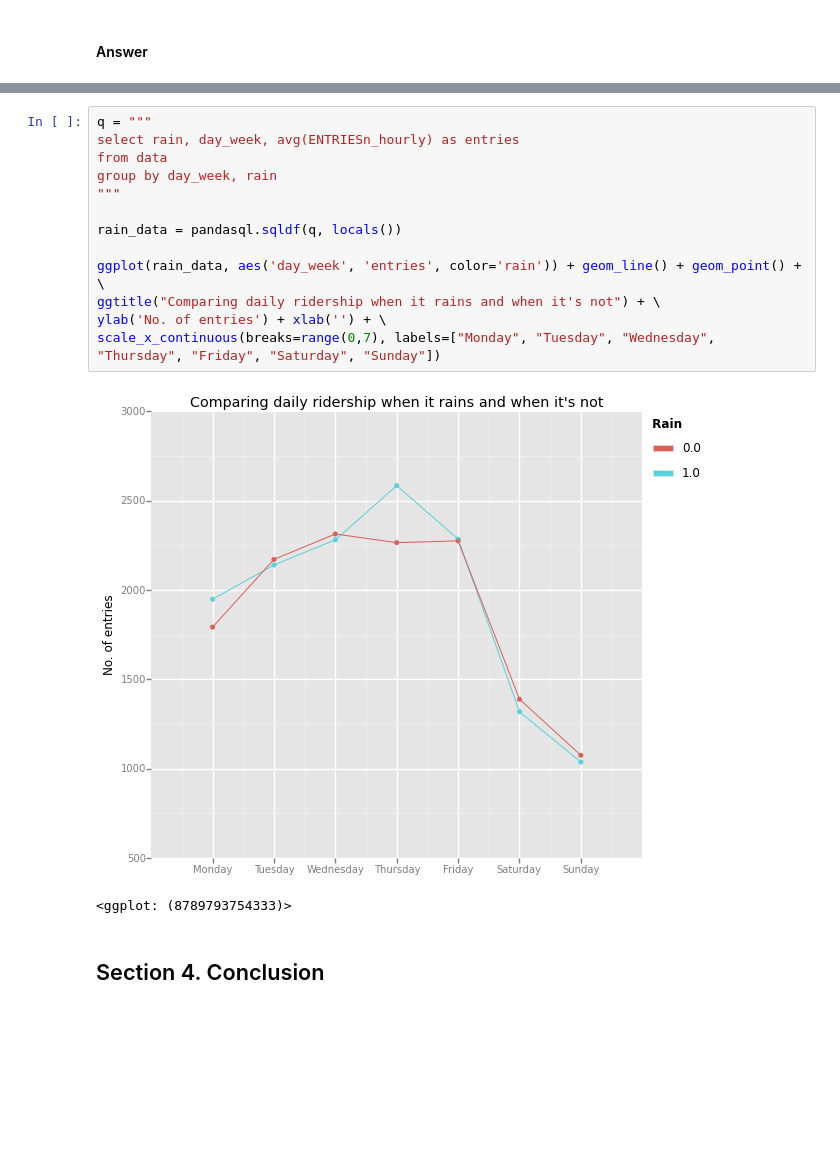
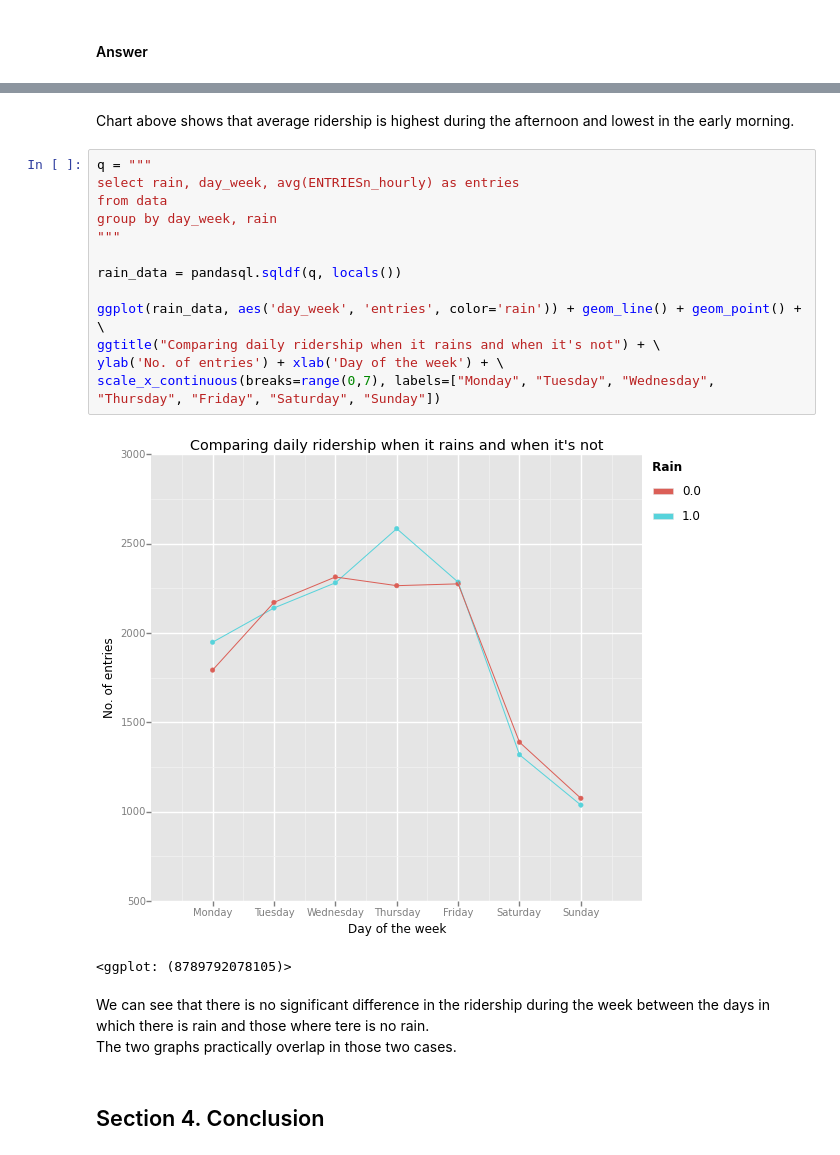
Before and after one commit to Manyizi101/nanodegree, a Jupyter notebook: 002-nyc-subway/dev/nyc-subway.ipynb, the cells around one changed output, grey strips where cells are left out. Drawn from its saved outputs; the diff is of its cells as text; blank space fills up the shorter version.

```diff
--- a/002-nyc-subway/dev/nyc-subway.ipynb
+++ b/002-nyc-subway/dev/nyc-subway.ipynb
@@ -389,19 +368,24 @@ xlab("Time of day") + ylab('No. of entries')
+# %% [markdown]
+Chart above shows that average ridership is highest during the afternoon and lowest in the early morning.
 # %%
 q = """
 select rain, day_week, avg(ENTRIESn_hourly) as entries
 from data
 group by day_week, rain
 """
 
 rain_data = pandasql.sqldf(q, locals())
 
 ggplot(rain_data, aes('day_week', 'entries', color='rain')) + geom_line() + geom_point() + \
 ggtitle("Comparing daily ridership when it rains and when it's not") + \
-ylab('No. of entries') + xlab('') + \
+ylab('No. of entries') + xlab('Day of the week') + \
 scale_x_continuous(breaks=range(0,7), labels=["Monday", "Tuesday", "Wednesday", "Thursday", "Friday", "Saturday", "Sunday"])
 # %% [output]
-[figure, old version]
+[figure, new version]
-<ggplot: (8789793754333)>
+<ggplot: (8789792078105)>
+# %% [markdown]
+We can see that there is no significant difference in the ridership during the week between the days in which there is rain and those where tere is no rain.
+The two graphs practically overlap in those two cases.
 # %% [markdown]
 ## Section 4. Conclusion
 # %% [markdown]
```
Also changed, not shown: parts of 39 cells of this notebook, 1 other file.
